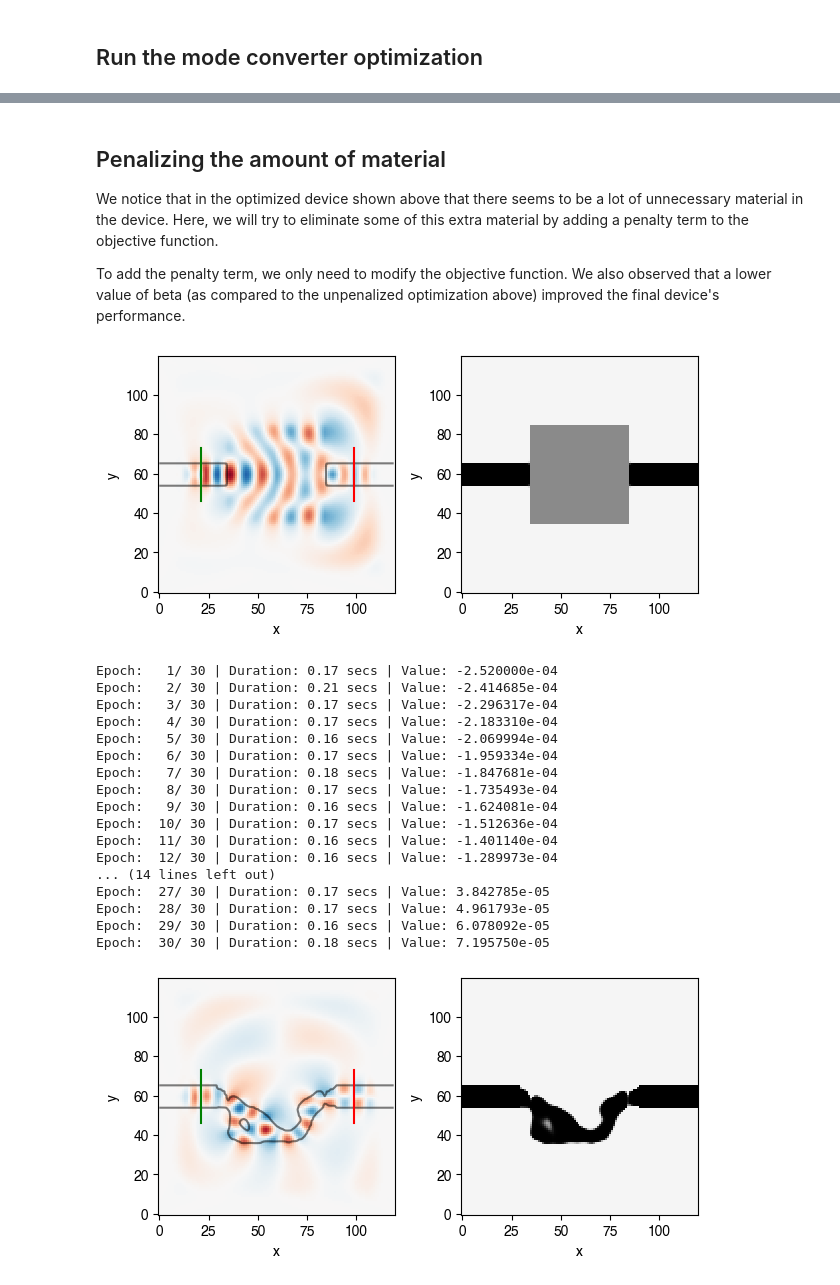
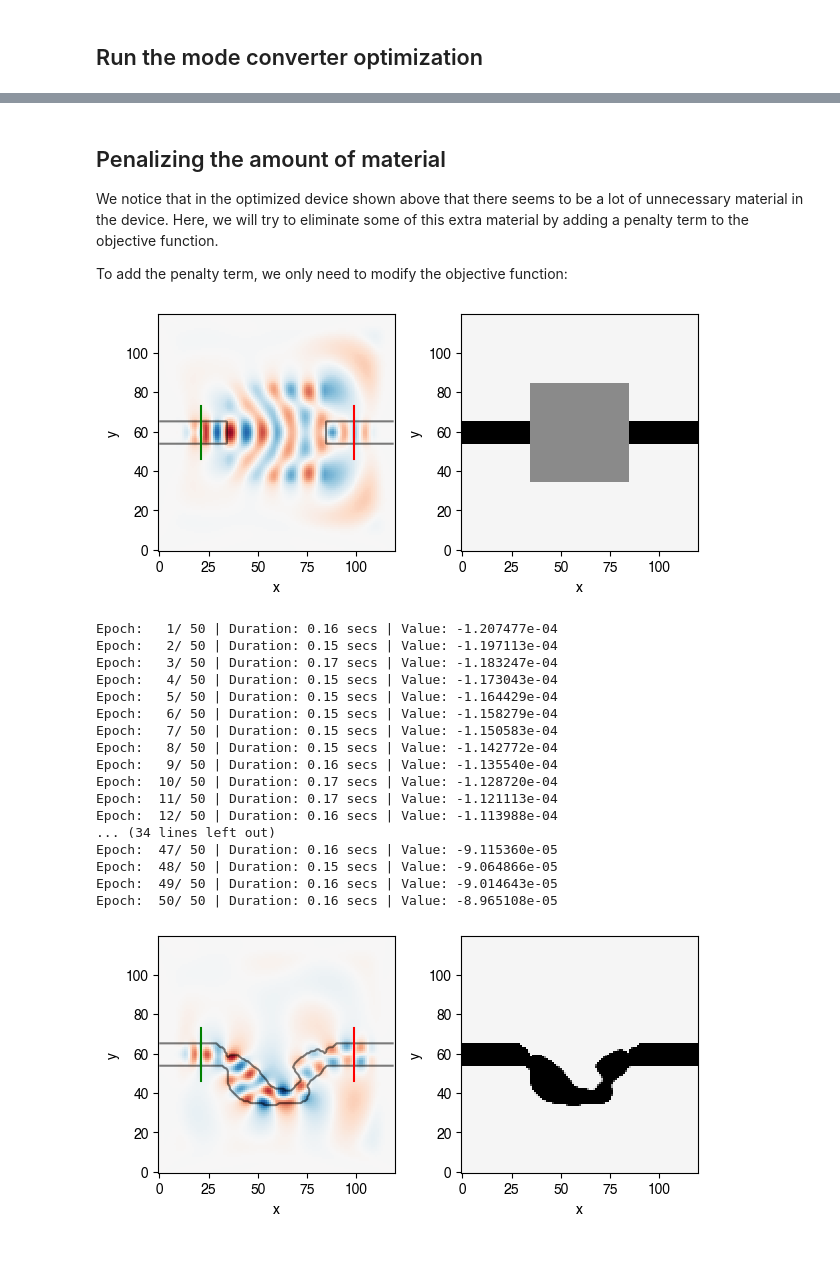
Before and after one commit to fancompute/workshop-invdesign, a Jupyter notebook: 03_Invdes_parameterization.ipynb, the cells around one changed output, grey strips where cells are left out. Saved outputs shown, nothing was run; the diff lists cells and outputs as text; code cells hidden in the pictures; blank space fills up the shorter version.

Commit message:
Updated penalty term and improved visualization of the parameterization ops

```diff
--- a/03_Invdes_parameterization.ipynb
+++ b/03_Invdes_parameterization.ipynb
@@ -184,14 +265,14 @@ def mask_combine_rho(rho, bg_rho, design_region):
     """
     return rho*design_region + bg_rho*(design_region==0).astype(np.float)
 
-def epsr_parameterization(rho, bg_rho, design_region, radius=2, blur_applications=1, beta=100, eta=0.5):
+def epsr_parameterization(rho, bg_rho, design_region, radius=2, N_blur=1, beta=100, eta=0.5, N_proj=1):
     """Defines the parameterization steps for constructing rho
     """
     # Combine rho and bg_rho; Note: this is so the subsequent blur sees the waveguides
     rho = mask_combine_rho(rho, bg_rho, design_region)
 
-    rho = operator_blur(rho, radius=radius, N=blur_applications)
-    rho = operator_proj(rho, beta=beta, eta=eta)
+    rho = operator_blur(rho, radius=radius, N=N_blur)
+    rho = operator_proj(rho, beta=beta, eta=eta, N=N_proj)
 
     # Final masking undoes the blurring of the waveguides
     rho = mask_combine_rho(rho, bg_rho, design_region)
@@ -242,7 +326,7 @@ rho, bg_rho, design_region, input_slice, output_slice = \
 
 # Compute the permittivity from rho_init, including blurring and projection
 epsr_init = epsr_parameterization(rho, bg_rho, design_region, \
-                                  radius=blur_radius, blur_applications=blur_applications, beta=beta, eta=eta)
+                                  radius=blur_radius, N_blur=N_blur, beta=beta, eta=eta, N_proj=N_proj)
 
 # Setup source
 source = insert_mode(omega, dl, input_slice.x, input_slice.y, epsr_init, m=1)
@@ -274,7 +358,7 @@ def objective(rho):
     """
     rho = rho.reshape((Nx, Ny))
     epsr = epsr_parameterization(rho, bg_rho, design_region, \
-                             radius=blur_radius, blur_applications=blur_applications, beta=beta, eta=eta)
+                             radius=blur_radius, N_blur=N_blur, beta=beta, eta=eta, N_proj=N_proj)
     simulation.eps_r = epsr
     _, _, Ez = simulation.solve(source)
     return measure_modes(Ez)
@@ -288,7 +372,7 @@ objective_jac = jacobian(objective, mode='reverse')
 
 # Simulate optimal device
 rho_optimum = rho_optimum.reshape((Nx, Ny))
-epsr_init = epsr_parameterization(rho_optimum, bg_rho, design_region, \
-                                  radius=blur_radius, blur_applications=blur_applications, beta=beta, eta=eta)
-simulation, ax = viz_sim(epsr_init)
+epsr = epsr_parameterization(rho_optimum, bg_rho, design_region, \
+                                  radius=blur_radius, N_blur=N_blur, beta=beta, eta=eta, N_proj=N_proj)
+simulation, ax = viz_sim(epsr)
 # %% [output]
@@ -315,63 +433,67 @@ Epoch:  30/ 30 | Duration: 0.16 secs | Value: 2.510978e-06
 
 We notice that in the optimized device shown above that there seems to be a lot of unnecessary material in the device. Here, we will try to eliminate some of this extra material by adding a penalty term to the objective function.
 
-To add the penalty term, we only need to modify the objective function. We also observed that a lower value of beta (as compared to the unpenalized optimization above) improved the final device's performance.
+To add the penalty term, we only need to modify the objective function:
 # %%
-# Reduce beta
-beta=200
-
-def objective(rho, penalty=1e-7):
+def objective(rho, penalty_weight=3e-6):
     rho = rho.reshape((Nx, Ny))
     epsr = epsr_parameterization(rho, bg_rho, design_region, \
-                             radius=blur_radius, blur_applications=blur_applications, beta=beta, eta=eta)
+                             radius=blur_radius, N_blur=N_blur, beta=beta, eta=eta, N_proj=N_proj)
     simulation.eps_r = epsr
     _, _, Ez = simulation.solve(source)
-    return measure_modes(Ez) - rho.sum()*penalty
+
+    # This penalty term is directly proportional to the material area
+    # penalty = penalty_weight * (design_region*(epsr-1)).sum() # penalty_weight = 1e-10
+
+    # This penalty term is the L2-norm of the raw density
+    penalty = penalty_weight * npa.linalg.norm(rho)
+
+    return measure_modes(Ez) - penalty
 # %%
 # Initialize the parametrization rho and the design region
 rho, bg_rho, design_region, input_slice, output_slice = \
     init_domain(Nx, Ny, Npml, space=space, wg_width=wg_width, space_slice=space_slice)
 
 # Compute the permittivity from rho_init, including blurring and projection
 epsr_init = epsr_parameterization(rho, bg_rho, design_region, \
-                                  radius=blur_radius, blur_applications=blur_applications, beta=beta, eta=eta)
+                                  radius=blur_radius, N_blur=N_blur, beta=beta, eta=eta, N_proj=N_proj)
 
 # Setup source
 source = insert_mode(omega, dl, input_slice.x, input_slice.y, epsr_init, m=1)
 
 # Setup probe
 probe = insert_mode(omega, dl, output_slice.x, output_slice.y, epsr_init, m=2)
 
 # Simulate initial device
 simulation, ax = viz_sim(epsr_init)
 
 # Run optimization
 objective_jac = jacobian(objective, mode='reverse')
 (rho_optimum, loss) = adam_optimize(objective, rho.flatten(), objective_jac,
                          Nsteps=Nsteps, direction='max', step_size=step_size)
 
 # Simulate optimal device
 rho_optimum = rho_optimum.reshape((Nx, Ny))
-epsr_init = epsr_parameterization(rho_optimum, bg_rho, design_region, \
-                                  radius=blur_radius, blur_applications=blur_applications, beta=beta, eta=eta)
-simulation, ax = viz_sim(epsr_init)
+epsr_pen = epsr_parameterization(rho_optimum, bg_rho, design_region, \
+                                  radius=blur_radius, N_blur=N_blur, beta=beta, eta=eta, N_proj=N_proj)
+simulation, ax = viz_sim(epsr_pen)
 # %% [output]
 [figure]
-Epoch:   1/ 30 | Duration: 0.17 secs | Value: -2.520000e-04
-Epoch:   2/ 30 | Duration: 0.21 secs | Value: -2.414685e-04
-Epoch:   3/ 30 | Duration: 0.17 secs | Value: -2.296317e-04
-Epoch:   4/ 30 | Duration: 0.17 secs | Value: -2.183310e-04
-Epoch:   5/ 30 | Duration: 0.16 secs | Value: -2.069994e-04
-Epoch:   6/ 30 | Duration: 0.17 secs | Value: -1.959334e-04
-Epoch:   7/ 30 | Duration: 0.18 secs | Value: -1.847681e-04
-Epoch:   8/ 30 | Duration: 0.17 secs | Value: -1.735493e-04
-Epoch:   9/ 30 | Duration: 0.16 secs | Value: -1.624081e-04
-Epoch:  10/ 30 | Duration: 0.17 secs | Value: -1.512636e-04
-Epoch:  11/ 30 | Duration: 0.16 secs | Value: -1.401140e-04
-Epoch:  12/ 30 | Duration: 0.16 secs | Value: -1.289973e-04
-... (14 lines left out)
-Epoch:  27/ 30 | Duration: 0.17 secs | Value: 3.842785e-05
-Epoch:  28/ 30 | Duration: 0.17 secs | Value: 4.961793e-05
-Epoch:  29/ 30 | Duration: 0.16 secs | Value: 6.078092e-05
-Epoch:  30/ 30 | Duration: 0.18 secs | Value: 7.195750e-05
+Epoch:   1/ 50 | Duration: 0.16 secs | Value: -1.207477e-04
+Epoch:   2/ 50 | Duration: 0.15 secs | Value: -1.197113e-04
+Epoch:   3/ 50 | Duration: 0.17 secs | Value: -1.183247e-04
+Epoch:   4/ 50 | Duration: 0.15 secs | Value: -1.173043e-04
+Epoch:   5/ 50 | Duration: 0.15 secs | Value: -1.164429e-04
+Epoch:   6/ 50 | Duration: 0.15 secs | Value: -1.158279e-04
+Epoch:   7/ 50 | Duration: 0.15 secs | Value: -1.150583e-04
+Epoch:   8/ 50 | Duration: 0.15 secs | Value: -1.142772e-04
+Epoch:   9/ 50 | Duration: 0.16 secs | Value: -1.135540e-04
+Epoch:  10/ 50 | Duration: 0.17 secs | Value: -1.128720e-04
+Epoch:  11/ 50 | Duration: 0.17 secs | Value: -1.121113e-04
+Epoch:  12/ 50 | Duration: 0.16 secs | Value: -1.113988e-04
+... (34 lines left out)
+Epoch:  47/ 50 | Duration: 0.16 secs | Value: -9.115360e-05
+Epoch:  48/ 50 | Duration: 0.15 secs | Value: -9.064866e-05
+Epoch:  49/ 50 | Duration: 0.16 secs | Value: -9.014643e-05
+Epoch:  50/ 50 | Duration: 0.16 secs | Value: -8.965108e-05
-[figure, old version]
+[figure, new version]
```
Also changed, not shown: parts of 18 cells of this notebook.
